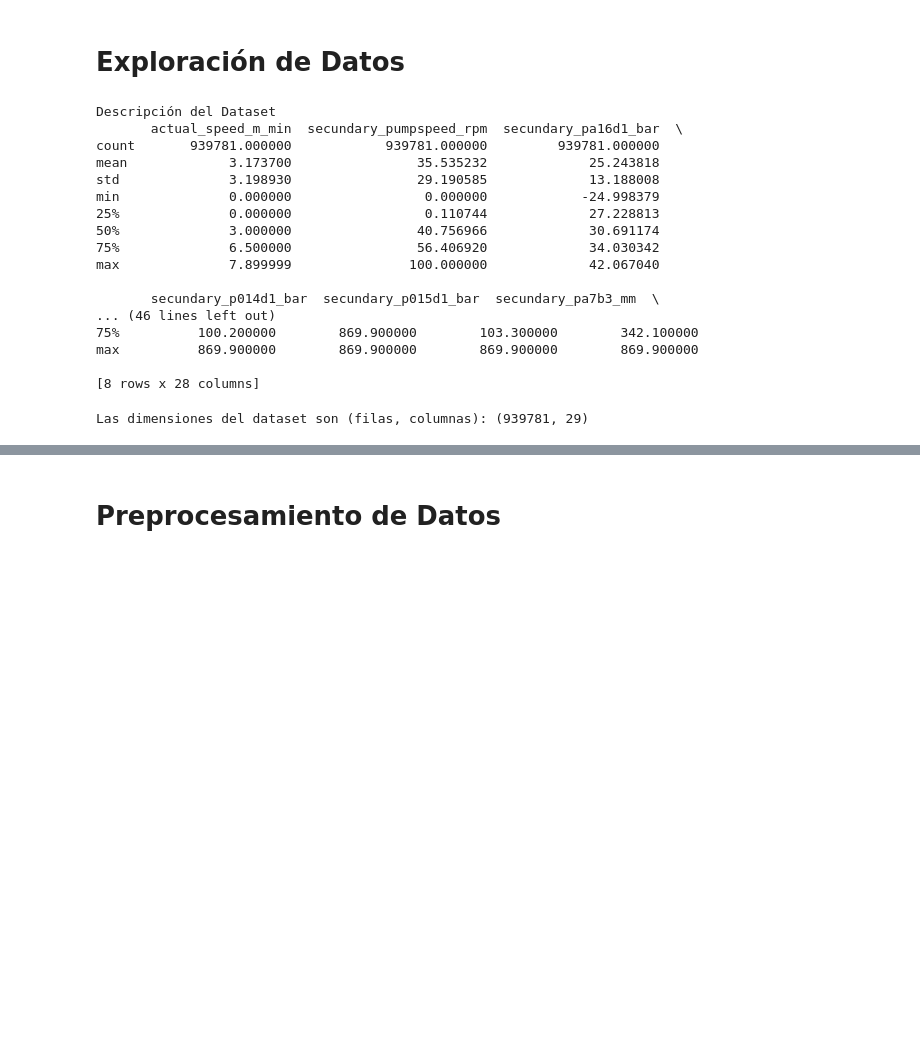
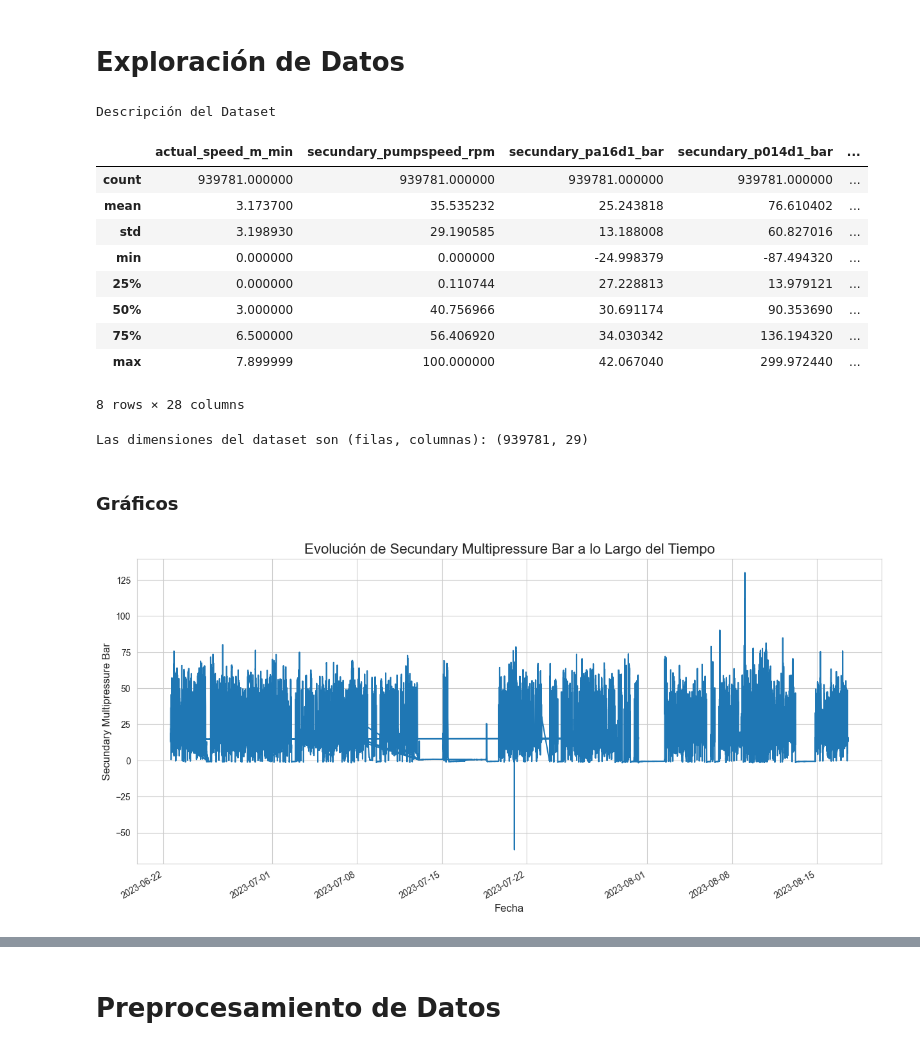
Before and after one commit to emmanuelrosales/ML_FinalProject, a Jupyter notebook: ML_FinalProject.ipynb, the cells around one changed output, grey strips where cells are left out. Cells and saved outputs as stored; diff of their text form; code cells hidden in the pictures; blank space fills up the shorter version.

```diff
--- a/ML_FinalProject.ipynb
+++ b/ML_FinalProject.ipynb
@@ -49,26 +63,35 @@ raw_dataset.head()
 # Exploración de Datos
 # %%
 print("Descripción del Dataset");
-print(raw_dataset.describe());
+raw_dataset.describe()
 # %% [output]
 Descripción del Dataset
-       actual_speed_m_min  secundary_pumpspeed_rpm  secundary_pa16d1_bar  \
-count       939781.000000            939781.000000         939781.000000
-mean             3.173700                35.535232             25.243818
-std              3.198930                29.190585             13.188008
-min              0.000000                 0.000000            -24.998379
-25%              0.000000                 0.110744             27.228813
-50%              3.000000                40.756966             30.691174
-75%              6.500000                56.406920             34.030342
-max              7.899999               100.000000             42.067040
-
-       secundary_p014d1_bar  secundary_p015d1_bar  secundary_pa7b3_mm  \
-... (46 lines left out)
-75%          100.200000        869.900000        103.300000        342.100000
-max          869.900000        869.900000        869.900000        869.900000
-
-[8 rows x 28 columns]
+|  | actual_speed_m_min | secundary_pumpspeed_rpm | secundary_pa16d1_bar | secundary_p014d1_bar | ... |
+| count | 939781.000000 | 939781.000000 | 939781.000000 | 939781.000000 | ... |
+| mean | 3.173700 | 35.535232 | 25.243818 | 76.610402 | ... |
+| std | 3.198930 | 29.190585 | 13.188008 | 60.827016 | ... |
+| min | 0.000000 | 0.000000 | -24.998379 | -87.494320 | ... |
+| 25% | 0.000000 | 0.110744 | 27.228813 | 13.979121 | ... |
+| 50% | 3.000000 | 40.756966 | 30.691174 | 90.353690 | ... |
+| 75% | 6.500000 | 56.406920 | 34.030342 | 136.194320 | ... |
+| max | 7.899999 | 100.000000 | 42.067040 | 299.972440 | ... |
+8 rows × 28 columns
 # %%
 print(f"Las dimensiones del dataset son (filas, columnas): {raw_dataset.shape}")
 # %% [output]
 Las dimensiones del dataset son (filas, columnas): (939781, 29)
+# %% [markdown]
+### Gráficos
+# %%
+sns.set_style("whitegrid")
+plt.rcParams['figure.figsize'] = (15, 7) # Aumentar el tamaño del gráfico
+
+raw_dataset['secundary_multipressure_bar'].plot()
+
+# Añadir títulos y etiquetas para mayor claridad
+plt.title('Evolución de Secundary Multipressure Bar a lo Largo del Tiempo', fontsize=16)
+plt.xlabel('Fecha', fontsize=12)
+plt.ylabel('Secundary Multipressure Bar', fontsize=12)
+plt.show()
+# %% [output]
+[figure, added]
```
Also changed, not shown: parts of 11 cells of this notebook.
